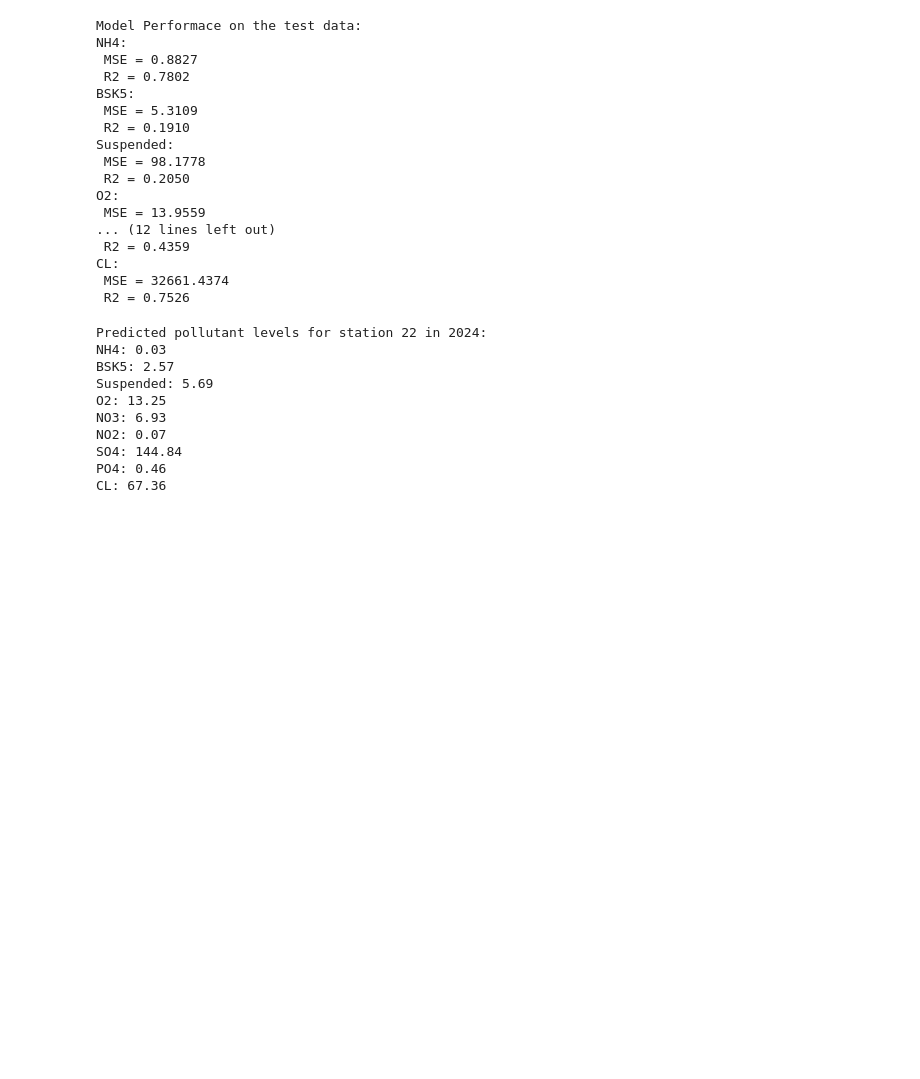
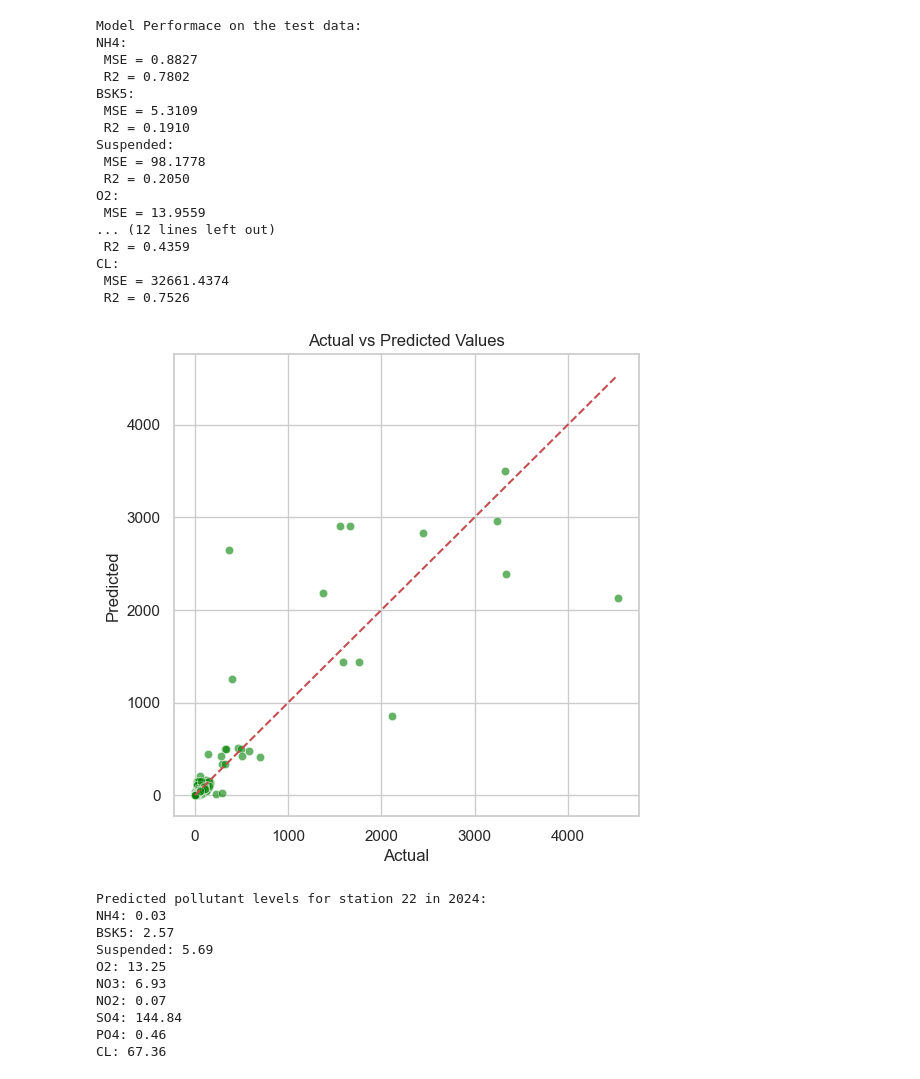
Before and after one commit to jayantpatel06/WaterQualityPrediction_AICTE, a Jupyter notebook: WaterQualityPred_AICTE.ipynb, the cells around one changed output. Cells and saved outputs as stored; diff of their text form; code cells hidden in the pictures; blank space fills up the shorter version.

Commit message:
Add Visualization

```diff
--- a/WaterQualityPred_AICTE.ipynb
+++ b/WaterQualityPred_AICTE.ipynb
@@ -188,6 +188,27 @@ O2:
 CL:
  MSE = 32661.4374
  R2 = 0.7526
+# %%
+# Additional visualization of actual vs predicted values
+import numpy as np
+import seaborn as sns
+import matplotlib.pyplot as plt
+
+y_test_flat = np.ravel(y_test)
+y_pred_flat = np.ravel(y_pred)
+
+plt.figure(figsize=(6, 6))
+sns.scatterplot(x=y_test_flat, y=y_pred_flat, color="green", alpha=0.6)
+plt.plot([min(y_test_flat), max(y_test_flat)],
+         [min(y_test_flat), max(y_test_flat)],
+         '--r')
+plt.xlabel('Actual')
+plt.ylabel('Predicted')
+plt.title('Actual vs Predicted Values')
+plt.grid(True)
+plt.show()
+# %% [output]
+[figure, added]
 # %%
 station_id = '22'
 year_input = 2024
```
